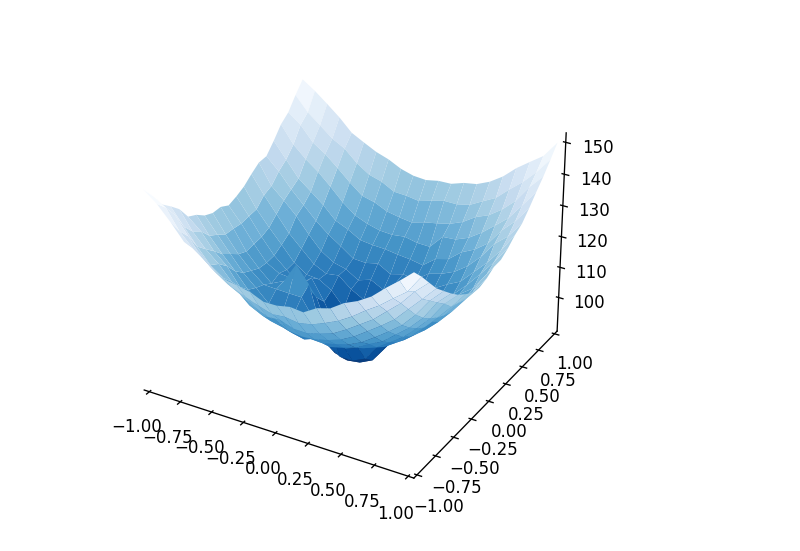
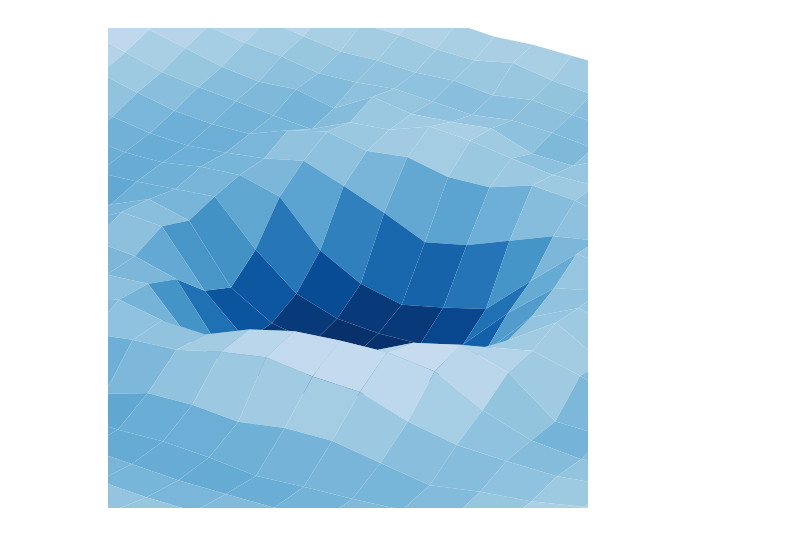
Before and after one commit to MarsJacobs/kd-qat-large-enc, a Jupyter notebook: lls_plot.ipynb, the cells around one changed output. Cells and saved outputs as stored; diff of their text form; code cells hidden in the pictures.

```diff
--- a/lls_plot.ipynb
+++ b/lls_plot.ipynb
@@ -1,13 +14,5 @@
 # %%
-# metrics_dir = "lls_logs/cola_1_losslandscape.csv"
-# metrics_dir = "lls_logs/rte_0.1_losslandscape.csv"
-# metrics_dir = "lls_logs/rte_long_losslandscape.csv"
-# metrics_dir = "lls_logs/cola_1SB_lls.csv"
-# metrics_dir = "lls_logs/rte_1SB_GT_100_lls.csv"
-# metrics_dir = "lls_logs/rte_1SB_M_100_lls.csv"
-# metrics_dir = "lls_logs/rte_1SB_M_base_lls.csv"
-metrics_dir = "lls_logs/cola_1SB_O_large_lls.csv"
-# metrics_dir = "lls_logs/cola_1SB_lls.csv"
+metrics_dir = "lls_logs/cola_1SB_M_100_base_lls.csv"
 # %%
 import math
 import numpy as np
@@ -42,7 +47,7 @@ rcount, ccount, _ = colors.shape
 # %%
 fig = plt.figure(figsize=(4, 4), dpi=120)
 ax = fig.gca(projection="3d")
-# ax.view_init(elev=-10, azim=30)  # angle
+# ax.view_init(elev=50, azim=10)  # angle
 
 # make the panes transparent
 ax.xaxis.set_pane_color((1.0, 1.0, 1.0, 0.0))
@@ -52,33 +57,33 @@ ax.zaxis.set_pane_color((1.0, 1.0, 1.0, 0.0))
 ax.xaxis._axinfo["grid"]['color'] =  (1,1,1,0)
 ax.yaxis._axinfo["grid"]['color'] =  (1,1,1,0)
 ax.zaxis._axinfo["grid"]['color'] =  (1,1,1,0)
 
 surf = ax.plot_surface(
     xs, ys, zs,
     rcount=rcount, ccount=ccount,
     cmap="Blues_r", shade=False
 )
 
 # surf = ax.plot_surface(
 #     xs, ys, zs,
 #     rcount=rcount, ccount=ccount,
 #     facecolors=colors, shade=False,
 # )
 # surf.set_facecolor((0,0,0,0))
 
 # remove white spaces
-adjust_lim = 1
+adjust_lim = 0.3
 ax.set_xlim(-1 * adjust_lim, 1 * adjust_lim)
 ax.set_ylim(-1 * adjust_lim, 1 * adjust_lim)
 # ax.set_zlim(0, 50)
 fig.subplots_adjust(left=0, right=1, bottom=0, top=1)
-#ax.axis('off')
+ax.axis('off')
 
 ls = 10
 ax.tick_params(axis="x", labelsize=ls)
 ax.tick_params(axis="y", labelsize=ls)
 ax.tick_params(axis="z", labelsize=ls)
 
 plt.show()
 # %% [output]
-[figure, old version]
+[figure, new version]
```
Also changed, not shown: parts of 1 cell of this notebook, 6 other files.
